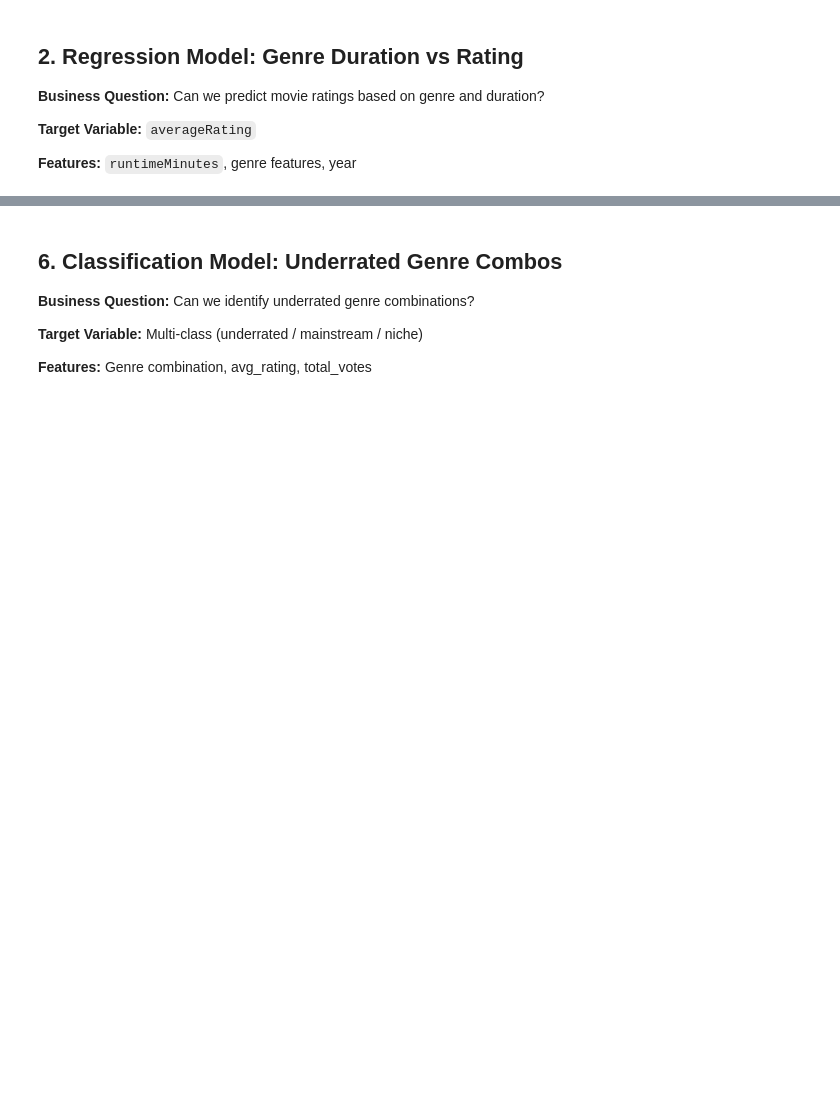
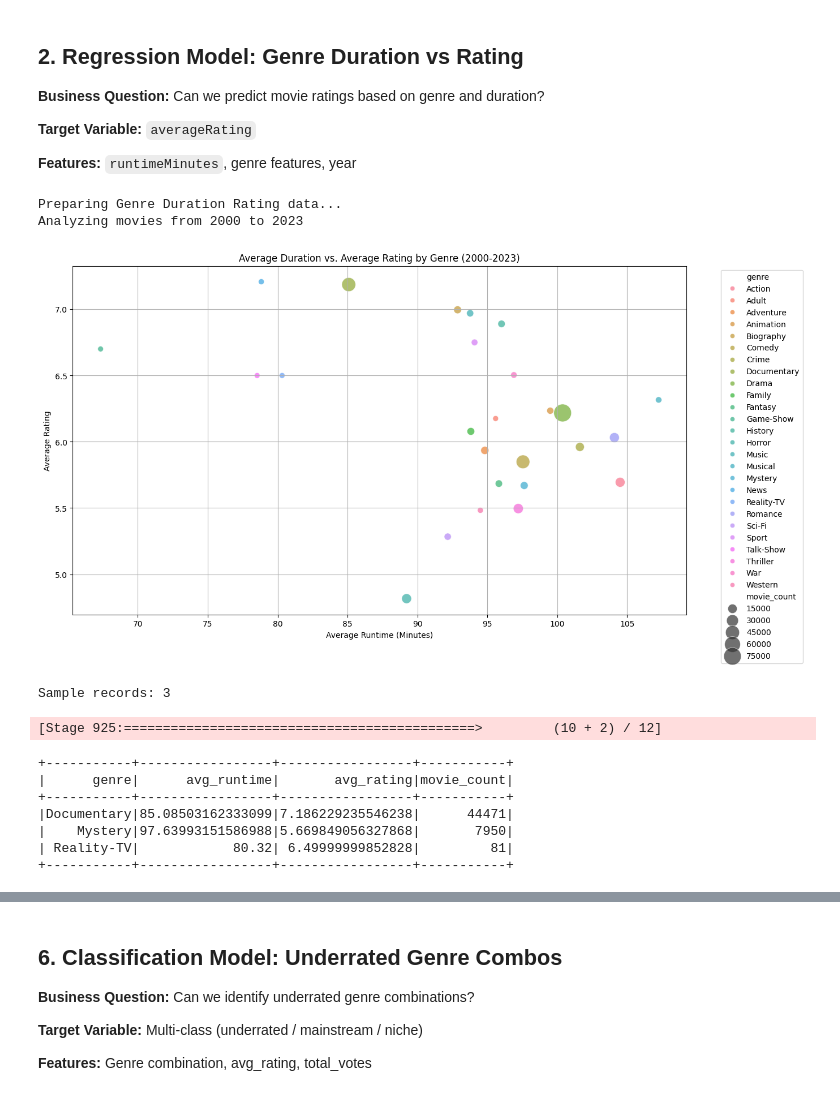
Before and after one commit to dmytrotm/imdb-spark-project, a Jupyter notebook: notebooks/ml_models_training.ipynb, the cells around one changed output, grey strips where cells are left out. Drawn from its saved outputs; the diff is of its cells as text; code cells hidden in the pictures; blank space fills up the shorter version.

```diff
--- a/notebooks/ml_models_training.ipynb
+++ b/notebooks/ml_models_training.ipynb
@@ -169,9 +227,22 @@ plot_model_comparison(results, "Season Rating Diff - Regression", save_path="out
 # %%
 # Get data from genre_duration_rating_analysis
 print("Preparing Genre Duration Rating data...")
-genre_data = genre_duration_rating_analysis(dataframes, save_path="output", top_n_regions=3)
+genre_data = genre_duration_rating_analysis(dataframes, save_path="output", year_range=(2000, 2023))
 
 # Sample for faster training
 genre_sample = genre_data.sample(False, 0.2, seed=42)
 print(f"Sample records: {genre_sample.count():,}")
 genre_sample.show(5)
+# %% [output]
+Preparing Genre Duration Rating data...
+Analyzing movies from 2000 to 2023
+[figure, added]
+Sample records: 3
+[Stage 925:=============================================>         (10 + 2) / 12]
++-----------+-----------------+-----------------+-----------+
+|      genre|      avg_runtime|       avg_rating|movie_count|
++-----------+-----------------+-----------------+-----------+
+|Documentary|85.08503162333099|7.186229235546238|      44471|
+|    Mystery|97.63993151586988|5.669849056327868|       7950|
+| Reality-TV|            80.32| 6.49999999852828|         81|
++-----------+-----------------+-----------------+-----------+
```
Also changed, not shown: parts of 25 cells of this notebook.
